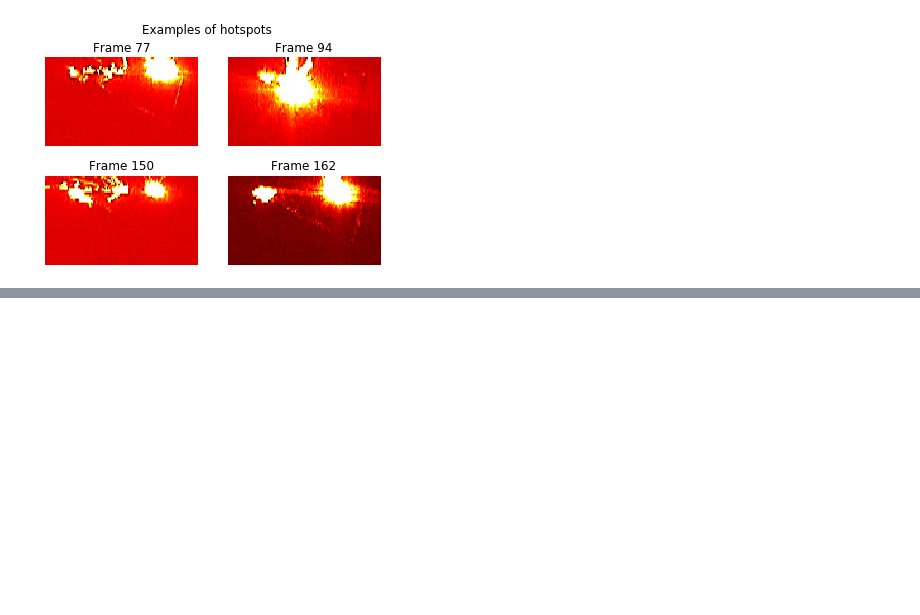
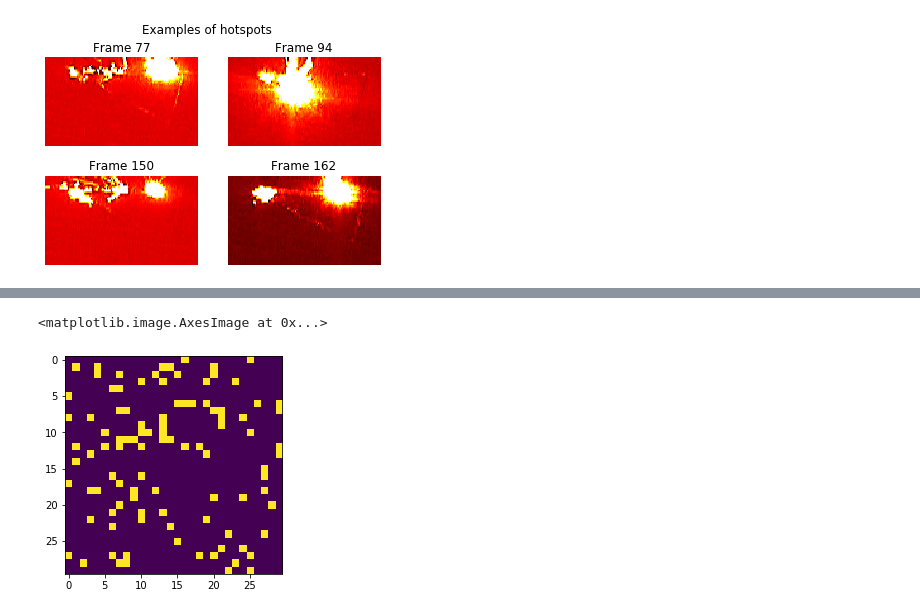
Before and after one commit to hyan46/ExtendedTSSRP, a Jupyter notebook: plot_summary.ipynb, the cells around one changed output, grey strips where cells are left out. Saved outputs shown, nothing was run; the diff lists cells and outputs as text; code cells hidden in the pictures; blank space fills up the shorter version.

```diff
--- a/plot_summary.ipynb
+++ b/plot_summary.ipynb
@@ -41,0 +91,21 @@ plt.show()
+# %%
+#ifailuremode 14
+x = np.random.uniform(low=0.0, high=1.0, size=(30,30))
+failure_matrix = M[:,ifailuremode].reshape([30,30])
+combine = failure_matrix*1 + x
+
+# Convert it into a 1D array
+a_1d = combine.flatten()
+
+# Find the indices in the 1D array
+idx_1d = a_1d.argsort()[-100:]
+
+# convert the idx_1d back into indices arrays for each dimension
+x_idx, y_idx = np.unravel_index(idx_1d, combine.shape)
+
+result = np.zeros((30,30))
+result[x_idx,y_idx]=1
+plt.imshow(result)
+# %% [output]
+<matplotlib.image.AxesImage at 0x...>
+[figure, added]
```
Also changed, not shown: parts of 33 cells of this notebook, 3 other files.
